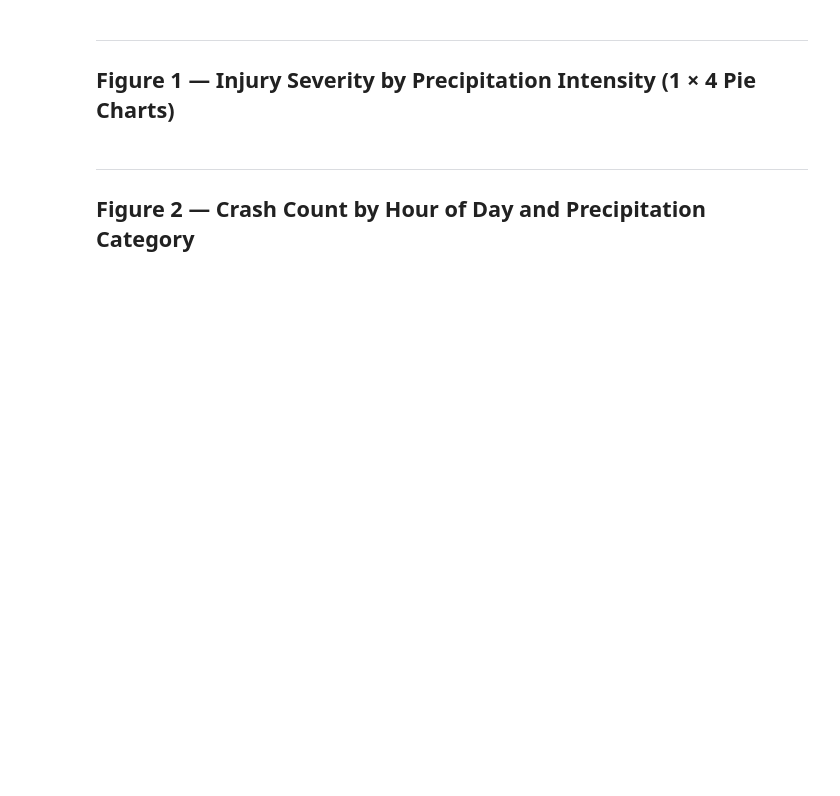
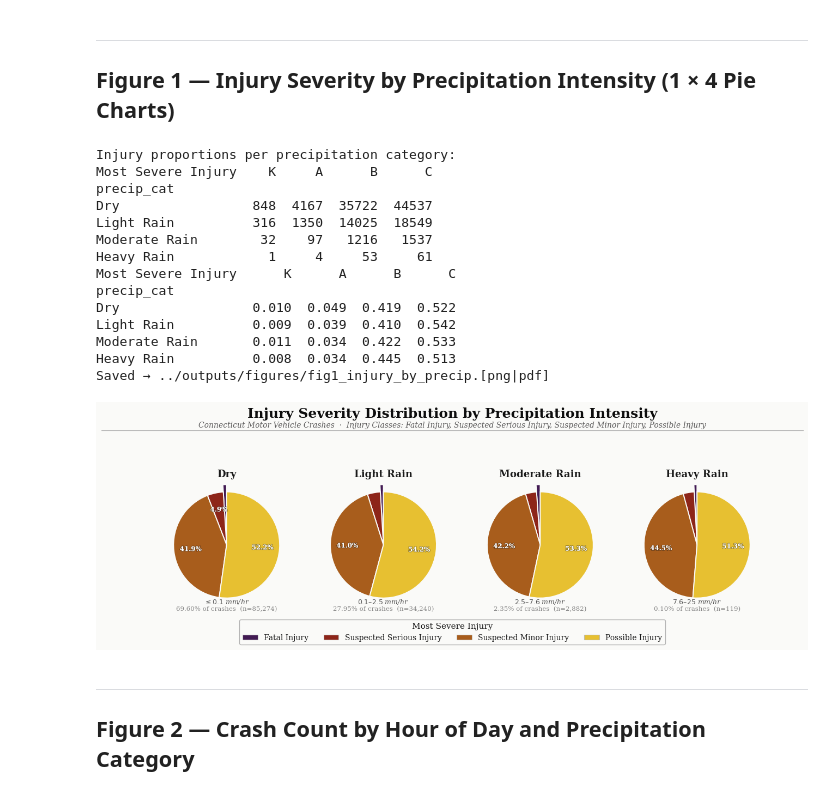
Before and after one commit to jackbienvenue/STAT5605_AppliedStatII_Spring2026, a Jupyter notebook: course_project/scripts/visualization/figures.ipynb, the cells around one changed output. Cells and saved outputs as stored; diff of their text form; code cells hidden in the pictures; blank space fills up the shorter version.

```diff
--- a/course_project/scripts/visualization/figures.ipynb
+++ b/course_project/scripts/visualization/figures.ipynb
@@ -41,16 +41,18 @@ plt.rcParams.update({
 BG        = '#FAFAF8'
 PANEL_BG  = '#F3F0EB'
 
-# Injury-class colour palette (A / B / C)
+# Injury-class colour palette (A / B / C / K)
 INJ_COLORS = {
-    'A': '#C0392B',   # deep crimson  — Suspected Serious
-    'B': '#E67E22',   # amber         — Suspected Minor
-    'C': '#2980B9',   # steel blue    — Possible
+    'K': "#421B53", #  — Fatal (Kill)
+    'A': "#8D2519",   # — Suspected Serious
+    'B': "#A85D1C",   # — Suspected Minor
+    'C': "#E7C031",   # — Possible
 }
 INJ_LABELS = {
-    'A': 'Suspected Serious (A)',
-    'B': 'Suspected Minor (B)',
-    'C': 'Possible Injury (C)',
+    'K': 'Fatal Injury',
+    'A': 'Suspected Serious Injury',
+    'B': 'Suspected Minor Injury',
+    'C': 'Possible Injury',
 }
 
 # Precipitation category definitions (mm/hr)
@@ -76,7 +80,8 @@ print('Setup complete.')
 ## 1. Load Data
 # %%
 # ── Crash + weather data ──────────────────────────────────────────────────────
-crash = pd.read_csv('../data/clean_crash_data/crash_data_weather.csv')
+crash = pd.read_csv('../../data/clean_crash_data/crash_data_weather.csv')
+crash['hourly_tp_mm'] = crash['hourly_tp_mm']*1000  # Convert from m to mm
 print(f'crash_data_weather: {crash.shape[0]:,} rows × {crash.shape[1]} cols')
 print(crash.dtypes)
 crash.head(3)
@@ -115,15 +179,19 @@ print(crash_v['precip_cat'].value_counts().sort_index())
 ## Figure 1 — Injury Severity by Precipitation Intensity (1 × 4 Pie Charts)
 # %%
 # ── Compute proportions from real data ───────────────────────────────────────
-cats_present = [c for c in PRECIP_LABELS if c in crash_v['precip_cat'].cat.categories]
+cats_present = [
+    c for c in PRECIP_LABELS
+    if c in crash_v['precip_cat'].cat.categories
+    and crash_v['precip_cat'].value_counts().get(c, 0) > 0
+]
 n_cats = len(cats_present)
 
-# Build per-category proportion table
+# Build per-category proportion table (A / B / C / K)
 prop_table = (
     crash_v.groupby(['precip_cat', INJURY_COL], observed=True)
     .size()
     .unstack(fill_value=0)
-    .reindex(columns=['A', 'B', 'C'], fill_value=0)
+    .reindex(columns=['K', 'A', 'B', 'C'], fill_value=0)
 )
 prop_table_pct = prop_table.div(prop_table.sum(axis=1), axis=0)
 
@@ -131,12 +199,13 @@ prop_table_pct = prop_table.div(prop_table.sum(axis=1), axis=0)
 cat_share = crash_v['precip_cat'].value_counts(normalize=True).mul(100)
 
 print('Injury proportions per precipitation category:')
+print(prop_table)
 print(prop_table_pct.round(3))
 
 # ── Figure ────────────────────────────────────────────────────────────────────
 fig, axes = plt.subplots(
     1, n_cats,
-    figsize=(4.5 * n_cats, 6.5),
+    figsize=(3.5 * n_cats, 5.75),
     facecolor=BG,
 )
 if n_cats == 1:
@@ -148,17 +217,17 @@ fig.suptitle(
 )
 fig.text(
     0.5, 0.905,
-    'Connecticut Motor Vehicle Crashes  ·  Injury Classes: Suspected Serious (A), Suspected Minor (B), Possible (C)',
-    ha='center', fontsize=10, color='#666666', style='italic',
+    'Connecticut Motor Vehicle Crashes  ·  Injury Classes: Fatal Injury, Suspected Serious Injury, Suspected Minor Injury, Possible Injury',
+    ha='center', fontsize=10, color="#5C5B5B", style='italic',
 )
 fig.add_artist(plt.Line2D([0.04, 0.96], [0.895, 0.895],
                           transform=fig.transFigure, color='#AAAAAA', lw=0.8))
 
-pie_colors = [INJ_COLORS['A'], INJ_COLORS['B'], INJ_COLORS['C']]
+pie_colors = [INJ_COLORS['K'], INJ_COLORS['A'], INJ_COLORS['B'], INJ_COLORS['C']]
 
 for ax, cat in zip(axes, cats_present):
     ax.set_facecolor(PANEL_BG)
-    vals = prop_table_pct.loc[cat, ['A', 'B', 'C']].values
+    vals = prop_table_pct.loc[cat, ['K', 'A', 'B', 'C']].values
     n_cat = prop_table.loc[cat].sum()
     share = cat_share.get(cat, 0.0)
 
@@ -169,48 +238,60 @@ for ax, cat in zip(axes, cats_present):
         pctdistance=0.68,
         startangle=90,
         wedgeprops={'linewidth': 1.4, 'edgecolor': BG},
-        radius=0.88,
+        radius=1.1,
     )
-    # Explode serious-injury wedge slightly
-    wedges[0].set_radius(0.92)
+    # Explode fatal wedge slightly
+    wedges[0].set_radius(1.25)
 
     for at in autotexts:
         at.set_fontsize(8.5)
         at.set_color('white')
         at.set_fontweight('bold')
         at.set_path_effects([pe.withStroke(linewidth=1.5, foreground='#00000055')])
 
     # Category label
     idx = PRECIP_LABELS.index(cat)
     ax.set_title(cat, fontsize=13, fontweight='bold', color='#1A1A1A', pad=10)
     ax.text(0, -1.08, PRECIP_THRESH[idx],
             ha='center', va='top', fontsize=9, color='#555555', style='italic',
             transform=ax.transData)
     ax.text(0, -1.26, f'{share:.2f}% of crashes  (n={n_cat:,})',
             ha='center', va='top', fontsize=8.5, color='#888888',
             transform=ax.transData)
     ax.set_aspect('equal')
 
 # Shared legend
 legend_patches = [
     mpatches.Patch(facecolor=INJ_COLORS[k], edgecolor='#BBBBBB',
                    linewidth=0.8, label=INJ_LABELS[k])
-    for k in ['A', 'B', 'C']
+    for k in ['K', 'A', 'B', 'C']
 ]
 leg = fig.legend(
-    handles=legend_patches, loc='lower center', ncol=3,
-    bbox_to_anchor=(0.5, 0.025),
-    frameon=True, framealpha=0.95, edgecolor='#AAAAAA', facecolor=BG,
-    fontsize=10, title='Most Severe Injury', title_fontsize=10.5,
-    handlelength=1.6, handleheight=1.2, columnspacing=2.2,
-    prop={'family': 'serif', 'size': 10},
+    handles=legend_patches, loc='lower center', ncol=4,
+    bbox_to_anchor=(0.5, 0.2),
+    frameon=True, framealpha=0.92,
+    edgecolor='#AAAAAA', facecolor=BG,
+    fontsize=10, title='Most Severe Injury', title_fontsize=11,
 )
-leg.get_title().set_fontfamily('serif')
-leg.get_title().set_fontweight('bold')
-
-plt.subplots_adjust(top=0.84, bottom=0.18, wspace=0.10)
+plt.subplots_adjust(bottom=0.18, wspace=0.3)
 save_fig(fig, 'fig1_injury_by_precip')
 plt.show()
+# %% [output]
+Injury proportions per precipitation category:
+Most Severe Injury    K     A      B      C
+precip_cat
+Dry                 848  4167  35722  44537
+Light Rain          316  1350  14025  18549
+Moderate Rain        32    97   1216   1537
+Heavy Rain            1     4     53     61
+Most Severe Injury      K      A      B      C
+precip_cat
+Dry                 0.010  0.049  0.419  0.522
+Light Rain          0.009  0.039  0.410  0.542
+Moderate Rain       0.011  0.034  0.422  0.533
+Heavy Rain          0.008  0.034  0.445  0.513
+Saved → ../outputs/figures/fig1_injury_by_precip.[png|pdf]
+[figure, added]
 # %% [markdown]
 ---
 ## Figure 2 — Crash Count by Hour of Day and Precipitation Category
```
Also changed, not shown: parts of 18 cells of this notebook, 3 other files.
